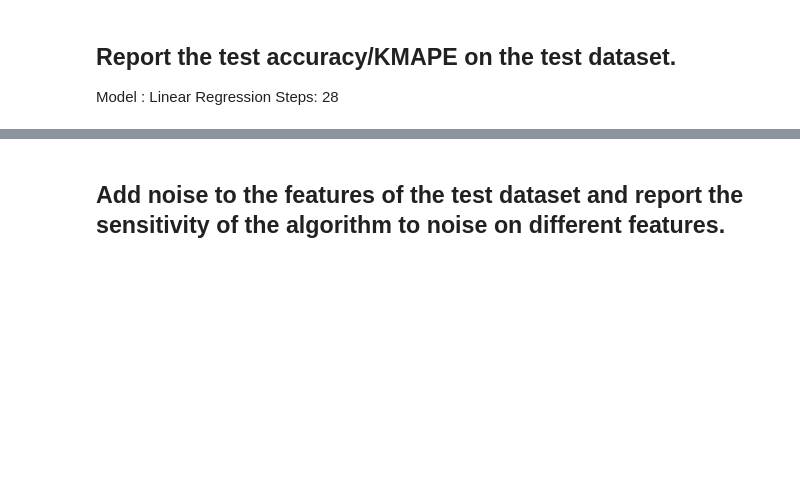
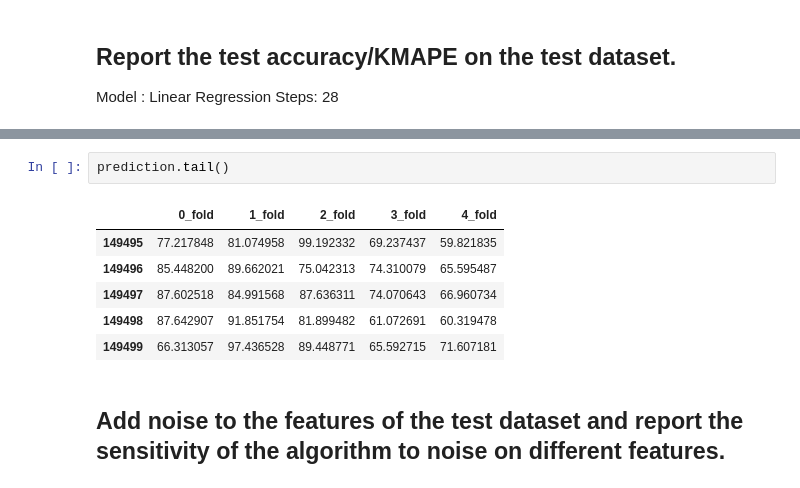
Before and after one commit to MorrisQiu/DemandForecast, a Jupyter notebook: SalesForecast-V3.ipynb, the cells around one changed output, grey strips where cells are left out. Saved outputs shown, nothing was run; the diff lists cells and outputs as text; blank space fills up the shorter version.

```diff
--- a/SalesForecast-V3.ipynb
+++ b/SalesForecast-V3.ipynb
@@ -639,2 +668,11 @@ Steps: 28
+# %%
+prediction.tail()
+# %% [output]
+|  | 0_fold | 1_fold | 2_fold | 3_fold | 4_fold |
+| 149495 | 77.217848 | 81.074958 | 99.192332 | 69.237437 | 59.821835 |
+| 149496 | 85.448200 | 89.662021 | 75.042313 | 74.310079 | 65.595487 |
+| 149497 | 87.602518 | 84.991568 | 87.636311 | 74.070643 | 66.960734 |
+| 149498 | 87.642907 | 91.851754 | 81.899482 | 61.072691 | 60.319478 |
+| 149499 | 66.313057 | 97.436528 | 89.448771 | 65.592715 | 71.607181 |
 # %% [markdown]
 ## Add noise to the features of the test dataset and report the sensitivity of the algorithm to noise on different features.
```
Also changed, not shown: parts of 5 cells of this notebook.
